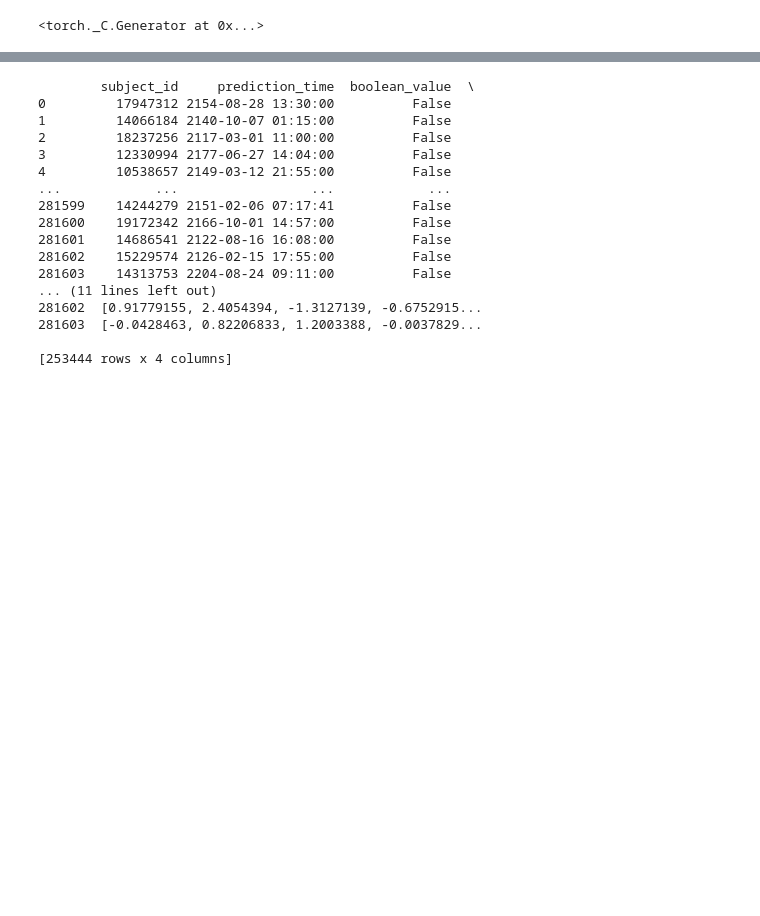
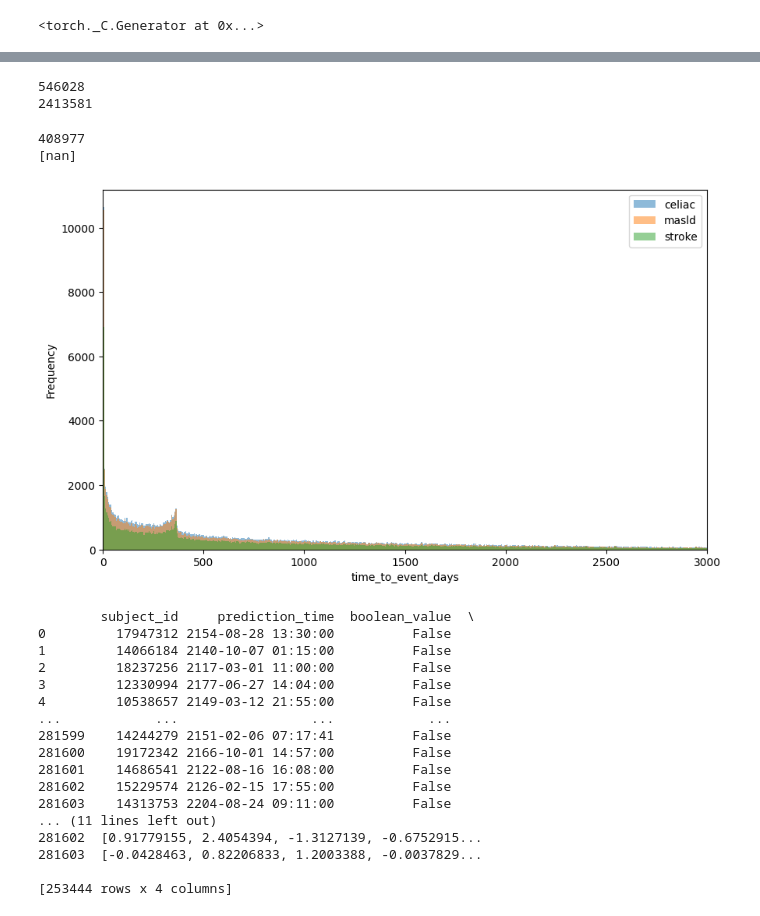
Before and after one commit to reAIM-Lab/ehr_foundation_model_benchmark, a Jupyter notebook: src/femr/omop_meds_tutorial/evaluation/tte_evaluation/survival_evaluation.ipynb, the cells around one changed output, grey strips where cells are left out. Drawn from its saved outputs; the diff is of its cells as text; code cells hidden in the pictures; blank space fills up the shorter version.

```diff
--- a/src/femr/omop_meds_tutorial/evaluation/tte_evaluation/survival_evaluation.ipynb
+++ b/src/femr/omop_meds_tutorial/evaluation/tte_evaluation/survival_evaluation.ipynb
@@ -26,0 +195,23 @@ path = base + phenotype + '/' + model + '/features_with_label/'
+# %%
+# print(no_df)
+
+meds_reader_path = "/user/zj2398/cache/mimic/meds_v0.6_reader"
+database = meds_reader.SubjectDatabase(meds_reader_path)
+
+dir_path = Path("/user/zj2398/ACES/output")
+# for task in ["celiac", "masld", "stroke"]:
+
+task = "celiac"
+cohort_path = dir_path/task/f"{task}_cohort.parquet"
+cohort = pd.read_parquet(cohort_path)
+# cohort = cohort[(cohort["tte_label"]==False) &  cohort["time_to_event_days"].between(364, 366, inclusive='both')]
+print(len(cohort))
+
+subject_id = no_df["subject_id"].tolist()
+prediction_time = no_df["prediction_time"].tolist()
+
+i=0
+print(subject_id[i])
+for event in database[subject_id[i]].events:
+    if event.time is not None and event.time >= prediction_time[i]:
+        print(event)
@@ -27,2 +226,41 @@ path = base + phenotype + '/' + model + '/features_with_label/'
+# %%
+import pandas as pd
+admit_path = ("/user/zj2398/cache/mimic/raw_3.1/admissions.csv")
+transfer_path = ("/user/zj2398/cache/mimic/raw_3.1/transfers.csv")
+# 19005931
+admit = pd.read_csv(admit_path)
+transfer = pd.read_csv(transfer_path)
+print(len(admit))
+print(len(transfer))
+ed_only = transfer[transfer["hadm_id"].isna()]
+# %% [output]
+546028
+2413581
+# %%
+print(len(ed_only))
+print(ed_only["hadm_id"].unique())
+# %% [output]
+408977
+[nan]
+# %%
+from pathlib import Path
+import pandas as pd
+import matplotlib.pyplot as plt
+
+dir_path = Path("/user/zj2398/ACES/output")
+plt.figure(figsize=(10, 6))
+for task in ["celiac", "masld", "stroke"]:
+    cohort_path = dir_path/task/f"{task}_cohort.parquet"
+    cohort = pd.read_parquet(cohort_path)
+    cohort = cohort[cohort["tte_label"] == False]
+    cohort["time_to_event_days"].plot.hist(bins=1000, alpha=0.5, label=task)
+
+plt.xlim(0, 3000)  # zoom in on first 100 days
+plt.xlabel("time_to_event_days")
+plt.ylabel("Frequency")
+plt.legend()
+plt.show()
+# %% [output]
+[figure, added]
 # %%
 # Use 10% for validation
```
Also changed, not shown: parts of 5 cells of this notebook, 13 other files.
